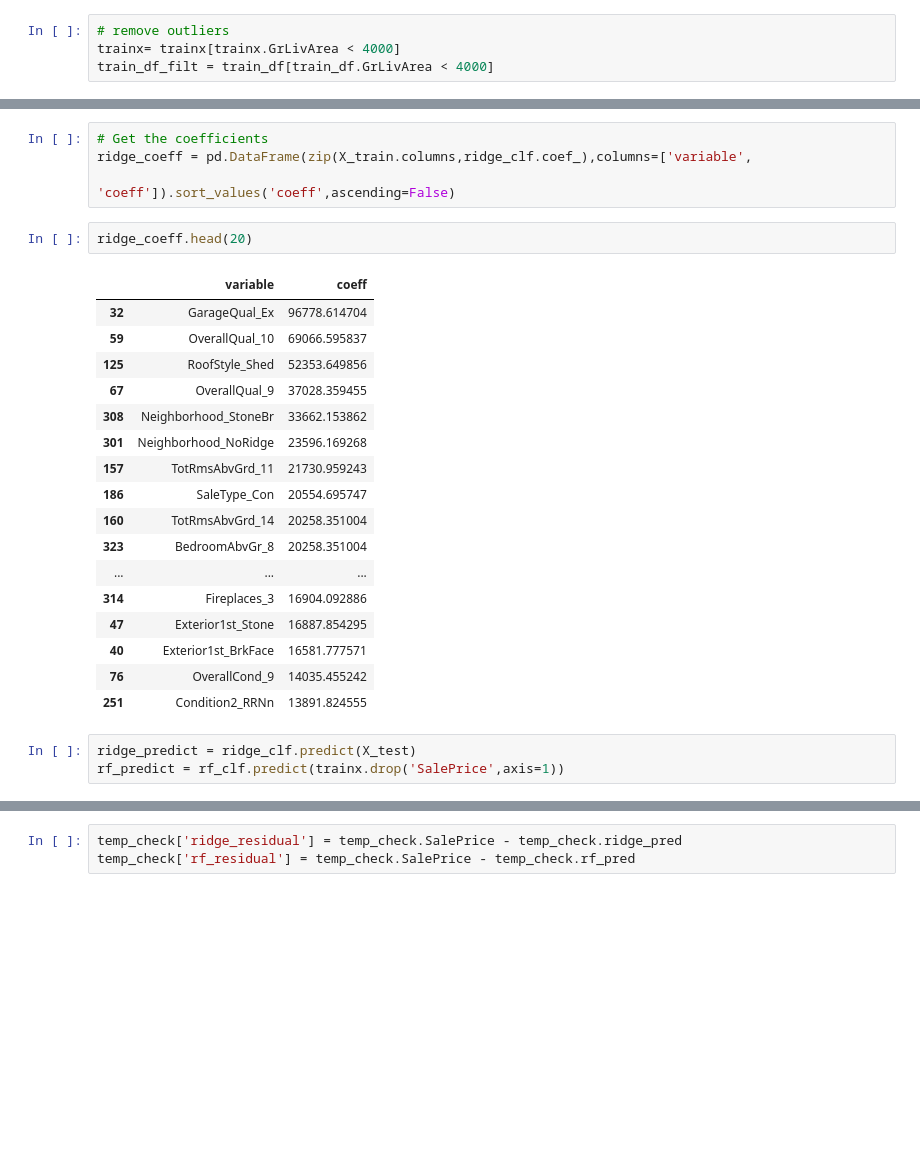
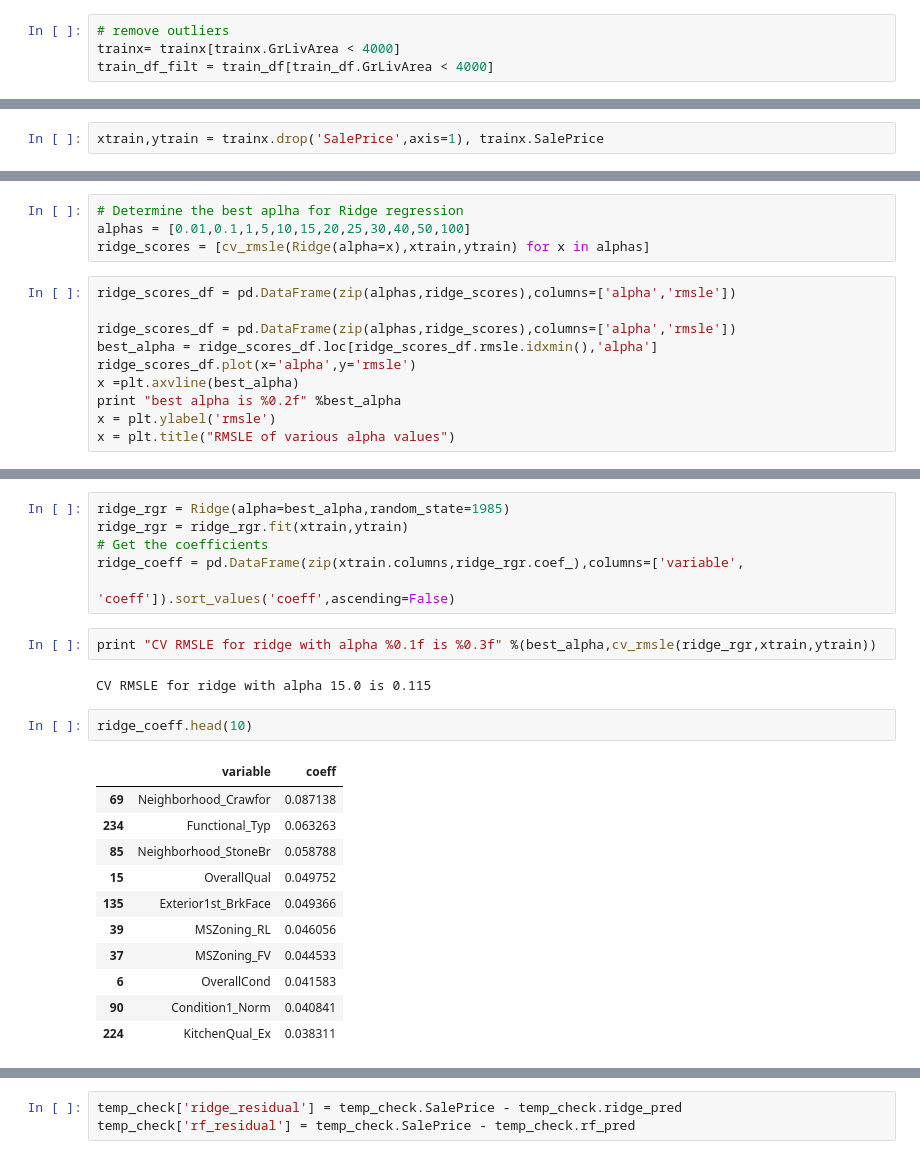
Before and after one commit to anamala/Kaggle, a Jupyter notebook: HousePrices.ipynb, the cells around one changed output, grey strips where cells are left out. Cells and saved outputs as stored; diff of their text form; blank space fills up the shorter version.

```diff
--- a/HousePrices.ipynb
+++ b/HousePrices.ipynb
@@ -526,2 +523,4 @@ train_df_filt = train_df[train_df.GrLivArea < 4000]
+# %%
+xtrain,ytrain = trainx.drop('SalePrice',axis=1), trainx.SalePrice
 # %%
 # run RandomForest
@@ -559,0 +547,14 @@ ridge_clf = ridge_clf.fit(X_train,y_train)
+# %%
+# Determine the best aplha for Ridge regression
+alphas = [0.01,0.1,1,5,10,15,20,25,30,40,50,100]
+ridge_scores = [cv_rmsle(Ridge(alpha=x),xtrain,ytrain) for x in alphas]
+# %%
+ridge_scores_df = pd.DataFrame(zip(alphas,ridge_scores),columns=['alpha','rmsle'])
+
+ridge_scores_df = pd.DataFrame(zip(alphas,ridge_scores),columns=['alpha','rmsle'])
+best_alpha = ridge_scores_df.loc[ridge_scores_df.rmsle.idxmin(),'alpha']
+ridge_scores_df.plot(x='alpha',y='rmsle')
+x =plt.axvline(best_alpha)
+print "best alpha is %0.2f" %best_alpha
+x = plt.ylabel('rmsle')
+x = plt.title("RMSLE of various alpha values")
@@ -560,27 +564,24 @@ ridge_clf = ridge_clf.fit(X_train,y_train)
 # %%
+ridge_rgr = Ridge(alpha=best_alpha,random_state=1985)
+ridge_rgr = ridge_rgr.fit(xtrain,ytrain)
 # Get the coefficients
-ridge_coeff = pd.DataFrame(zip(X_train.columns,ridge_clf.coef_),columns=['variable',
+ridge_coeff = pd.DataFrame(zip(xtrain.columns,ridge_rgr.coef_),columns=['variable',
                                                                          'coeff']).sort_values('coeff',ascending=False)
+# %%
+print "CV RMSLE for ridge with alpha %0.1f is %0.3f" %(best_alpha,cv_rmsle(ridge_rgr,xtrain,ytrain))
+# %% [output]
+CV RMSLE for ridge with alpha 15.0 is 0.115
 # %%
-ridge_coeff.head(20)
+ridge_coeff.head(10)
 # %% [output]
 |  | variable | coeff |
-| 32 | GarageQual_Ex | 96778.614704 |
-| 59 | OverallQual_10 | 69066.595837 |
-| 125 | RoofStyle_Shed | 52353.649856 |
-| 67 | OverallQual_9 | 37028.359455 |
-| 308 | Neighborhood_StoneBr | 33662.153862 |
-| 301 | Neighborhood_NoRidge | 23596.169268 |
-| 157 | TotRmsAbvGrd_11 | 21730.959243 |
-| 186 | SaleType_Con | 20554.695747 |
-| 160 | TotRmsAbvGrd_14 | 20258.351004 |
-| 323 | BedroomAbvGr_8 | 20258.351004 |
-| ... | ... | ... |
-| 314 | Fireplaces_3 | 16904.092886 |
-| 47 | Exterior1st_Stone | 16887.854295 |
-| 40 | Exterior1st_BrkFace | 16581.777571 |
-| 76 | OverallCond_9 | 14035.455242 |
-| 251 | Condition2_RRNn | 13891.824555 |
+| 69 | Neighborhood_Crawfor | 0.087138 |
+| 234 | Functional_Typ | 0.063263 |
+| 85 | Neighborhood_StoneBr | 0.058788 |
+| 15 | OverallQual | 0.049752 |
+| 135 | Exterior1st_BrkFace | 0.049366 |
+| 39 | MSZoning_RL | 0.046056 |
+| 37 | MSZoning_FV | 0.044533 |
+| 6 | OverallCond | 0.041583 |
+| 90 | Condition1_Norm | 0.040841 |
+| 224 | KitchenQual_Ex | 0.038311 |
-# %%
-ridge_predict = ridge_clf.predict(X_test)
-rf_predict = rf_clf.predict(trainx.drop('SalePrice',axis=1))
```
Also changed, not shown: parts of 98 cells of this notebook.
